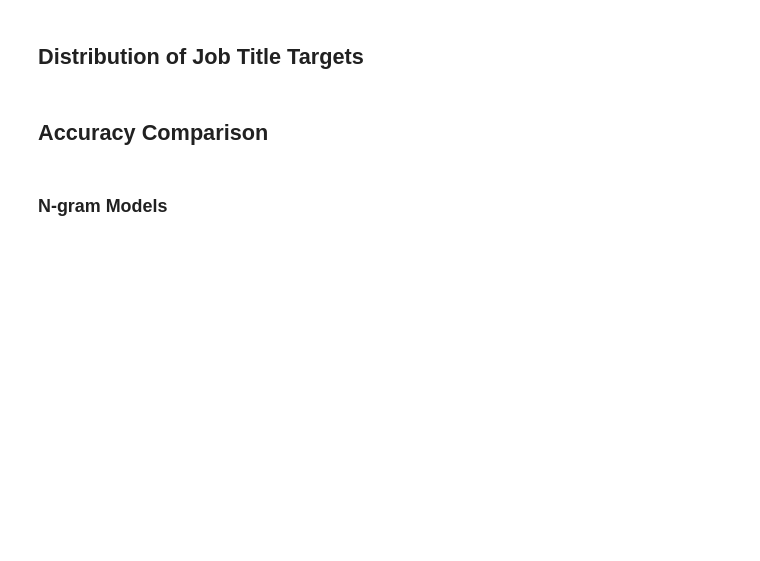
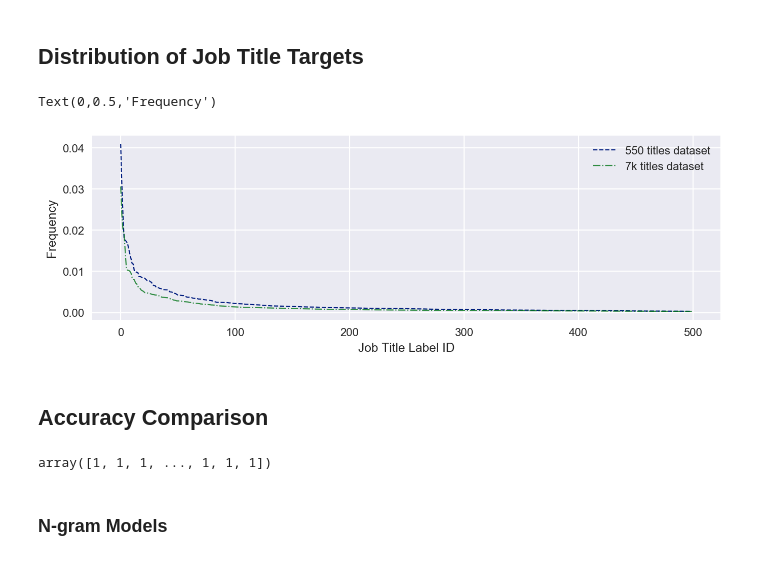
Before and after one commit to zaksoliman/career_prediction, a Jupyter notebook: notebooks/Analysis.ipynb, the cells around one changed output. Saved outputs shown, nothing was run; the diff lists cells and outputs as text; code cells hidden in the pictures; blank space fills up the shorter version.

```diff
--- a/notebooks/Analysis.ipynb
+++ b/notebooks/Analysis.ipynb
@@ -213,3 +241,32 @@ fetch_ngram_results(models_7k, res7k)
 # Analysis
 # %% [markdown]
 ## Distribution of Job Title Targets
+# %%
+# From Training Data Set
+train_targets_550 = normalize_counter(Counter([d[1][-1] for d in data550['train_data']]))
+train_targets_7k = normalize_counter(Counter([d[1][-1] for d in data7k['train_data']]))
+# %%
+sorted_550 = train_targets_550.most_common(len(train_targets_550))
+sorted_7k = train_targets_7k.most_common(len(train_targets_7k))
+# %%
+mapping_550 = bidict({t[0]: i for i, t in enumerate(sorted_550)})
+mapping_7k = bidict({t[0]: i for i, t in enumerate(sorted_7k)})
+# %%
+x1 , y1 = zip(*sorted_550)
+x1 = [mapping_550[i] for i in x1]
+
+x2 , y2 = zip(*sorted_7k)
+x2 = [mapping_7k[i] for i in x2]
+# %%
+plt.rcParams['figure.dpi'] = 160
+plt.rcParams['figure.figsize'] = (10,3)
+plt.rcParams['lines.linewidth'] = 1
+fig = plt.gcf()
+plt.plot(x1[:500], y1[:500], '--', markersize=4, label='550 titles dataset')
+plt.plot(x2[:500], y2[:500], '-.', markersize=4, alpha=0.8, label='7k titles dataset')
+plt.legend()
+plt.xlabel('Job Title Label ID')
+plt.ylabel('Frequency')
+# %% [output]
+Text(0,0.5,'Frequency')
+[figure, added]
@@ -221,3 +280,7 @@ targets_7k = [d[1][-1] for d in data7k['test_data']]
+# %%
+mea(res550['MoPro'] == targets_550)
+# %% [output]
+array([1, 1, 1, ..., 1, 1, 1])
 # %%
 def top_k_acc(preds, targets, k=1):
     """
```
Also changed, not shown: parts of 87 cells of this notebook, 3 other files.
